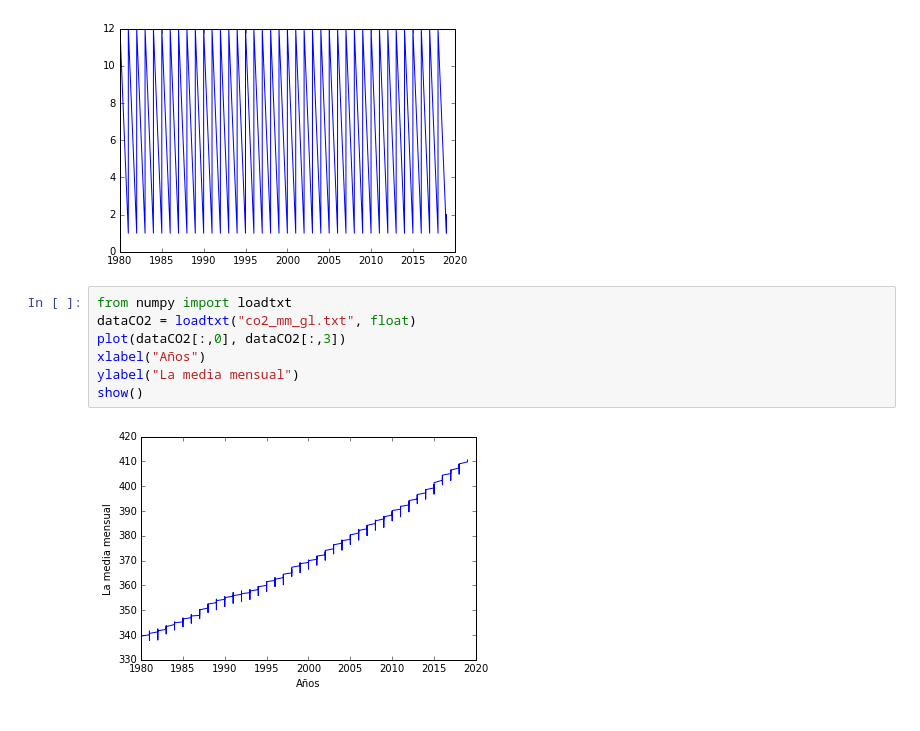
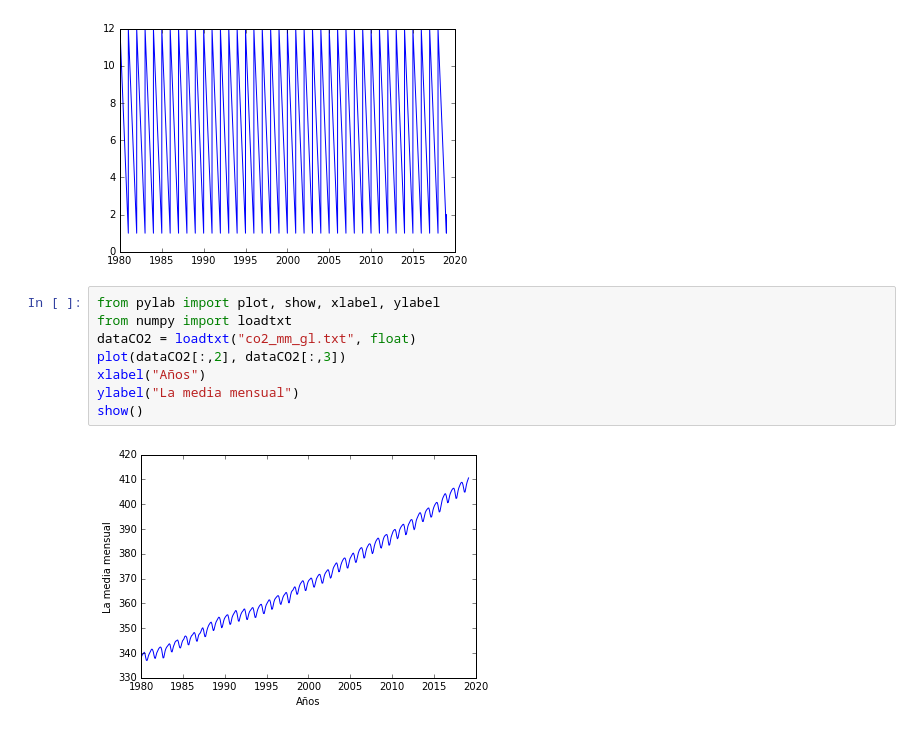
Before and after one commit to fiscompunipamplona/taller-clase-4-Yailinn, a Jupyter notebook: Taller4Yailiin.ipynb, the cells around one changed output. Cells and saved outputs as stored; diff of their text form.

```diff
--- a/Taller4Yailiin.ipynb
+++ b/Taller4Yailiin.ipynb
@@ -84,11 +84,12 @@ show()
 # %% [output]
 [figure]
 # %%
+from pylab import plot, show, xlabel, ylabel
 from numpy import loadtxt
 dataCO2 = loadtxt("co2_mm_gl.txt", float)
-plot(dataCO2[:,0], dataCO2[:,3])
+plot(dataCO2[:,2], dataCO2[:,3])
 xlabel("Años")
 ylabel("La media mensual")
 show()
 # %% [output]
-[figure, old version]
+[figure, new version]
```
Also changed, not shown: parts of 3 cells of this notebook.
